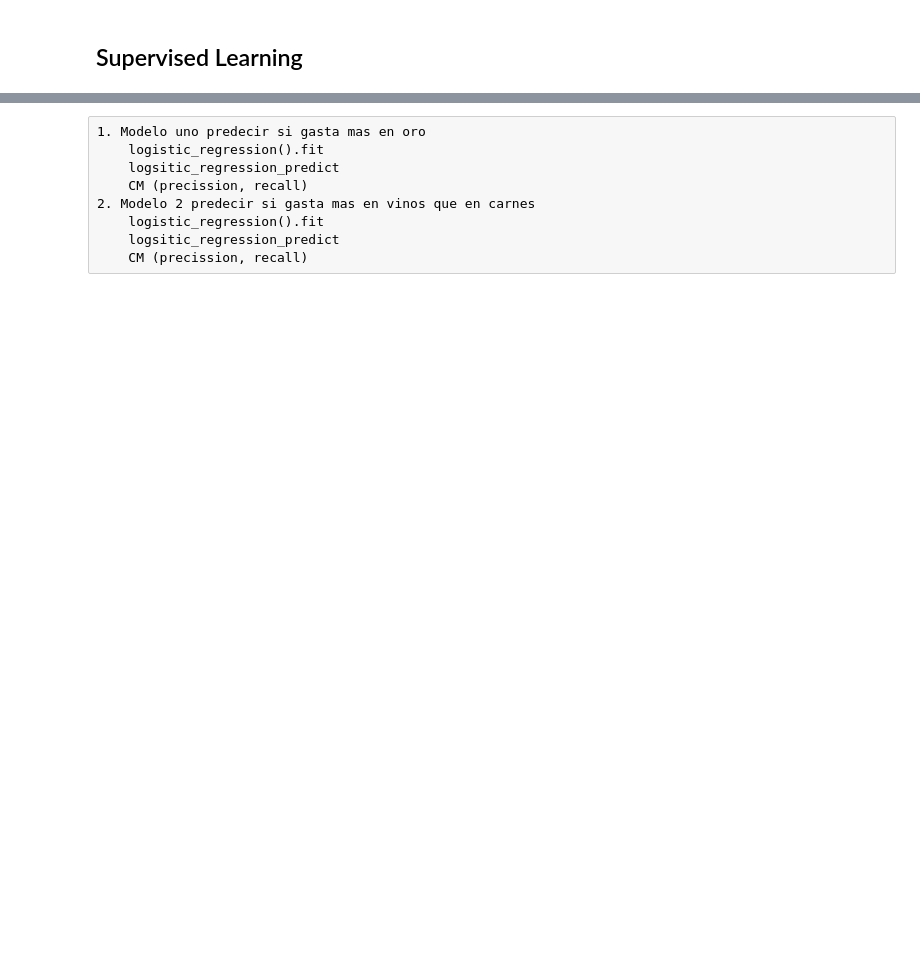
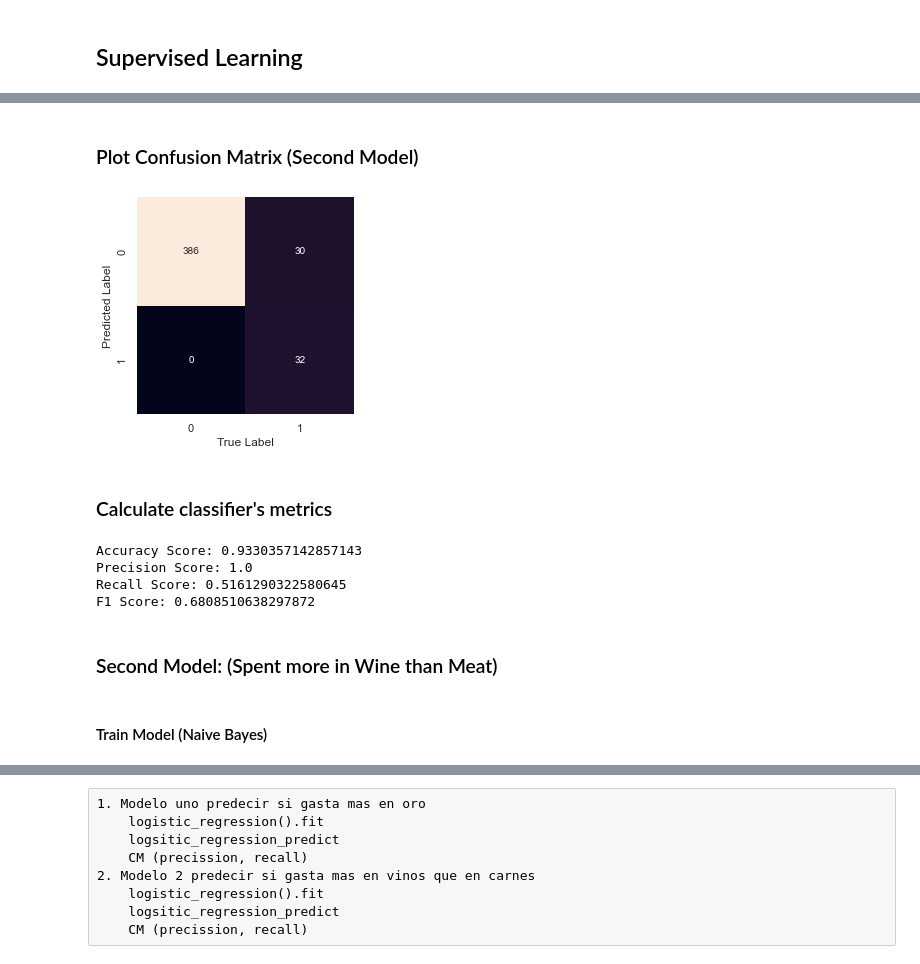
Before and after one commit to AndresGamboaBaldi/DataScience, a Jupyter notebook: CustomerAnalysis_Bustillos_Gamboa_Lopez_Quelali.ipynb, the cells around one changed output, grey strips where cells are left out. Saved outputs shown, nothing was run; the diff lists cells and outputs as text; code cells hidden in the pictures; blank space fills up the shorter version.

```diff
--- a/CustomerAnalysis_Bustillos_Gamboa_Lopez_Quelali.ipynb
+++ b/CustomerAnalysis_Bustillos_Gamboa_Lopez_Quelali.ipynb
@@ -276,0 +282,3 @@ labels = KMeans(n_clusters=3, random_state=0).fit_predict(X_complete)
+# %%
+data['Cluster'] = labels
+data
@@ -316,6 +358,6 @@ x_train, x_test, y_train, y_test = train_test_split(data, y_online, test_size =
 # %%
 # Standarize data
-numeric_columns = ['Income','Seniority','Total_Spent', 'Wines', 'Fruits', 'Meat', 'Fish', 'Sweets', 'Gold', 'Web_Purchases', 'Catalog_Purchases', 'Store_Purchases', 'Web_Visits_Month']
+numeric_columns = ['Age', 'Income','Seniority','Total_Spent', 'Wines', 'Fruits', 'Meat', 'Fish', 'Sweets', 'Gold', 'Web_Purchases', 'Catalog_Purchases', 'Store_Purchases', 'Web_Visits_Month']
 scaler = StandardScaler()
 
 X_Train_Standarized = scaler.fit(x_train[numeric_columns]).transform(x_train[numeric_columns])
@@ -333,0 +390,7 @@ X_Test_complete
+# %%
+# Stochastic Gradient Descent
+sgd = SGDClassifier(loss="hinge", penalty="l2", max_iter=200, alpha=0.1)
+
+sgd.fit(X_Train_complete, y_train)
+predict_sgd = sgd.predict(X_Test_complete)
+print(predict_sgd)
@@ -333,0 +411,30 @@ X_Test_complete
+# %% [markdown]
+### Plot Confusion Matrix (Second Model)
+# %%
+matrix = confusion_matrix(y_test, predict_sgd)
+sns.heatmap(matrix.T, square=True, annot=True, fmt='d', cbar=False,
+            xticklabels=[0,1],
+            yticklabels=[0,1])
+plt.xlabel('True Label')
+plt.ylabel('Predicted Label');
+plt.show()
+# %% [output]
+[figure, added]
+# %% [markdown]
+### Calculate classifier's metrics
+# %%
+accuracy = accuracy_score(y_test, predict_sgd)
+print(f"Accuracy Score: {accuracy} ")
+precision = precision_score(y_test, predict_sgd, average="binary", zero_division=1)
+print(f"Precision Score: {precision} ")
+recall = recall_score(y_test, predict_sgd, average="binary")
+print(f"Recall Score: {recall} ")
+f1score = f1_score(y_test, predict_sgd, average="binary")
+print(f"F1 Score: {f1score} ")
+# %% [output]
+Accuracy Score: 0.9330357142857143
+Precision Score: 1.0
+Recall Score: 0.5161290322580645
+F1 Score: 0.6808510638297872
+# %% [markdown]
+### Second Model: (Spent more in Wine than Meat)
@@ -333,0 +459,2 @@ X_Test_complete
+# %% [markdown]
+#### Train Model (Naive Bayes)
```
Also changed, not shown: parts of 29 cells of this notebook.
